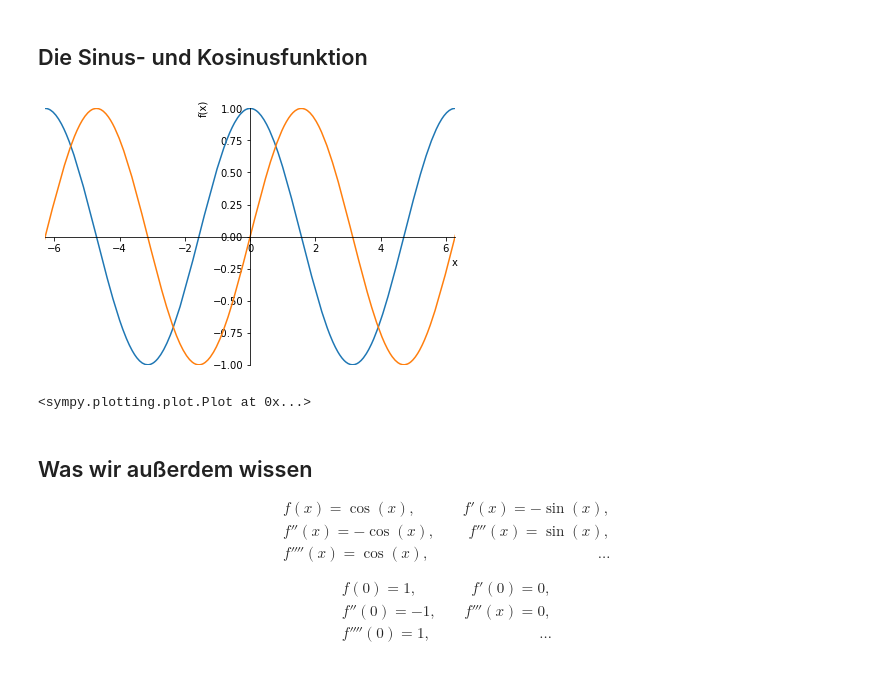
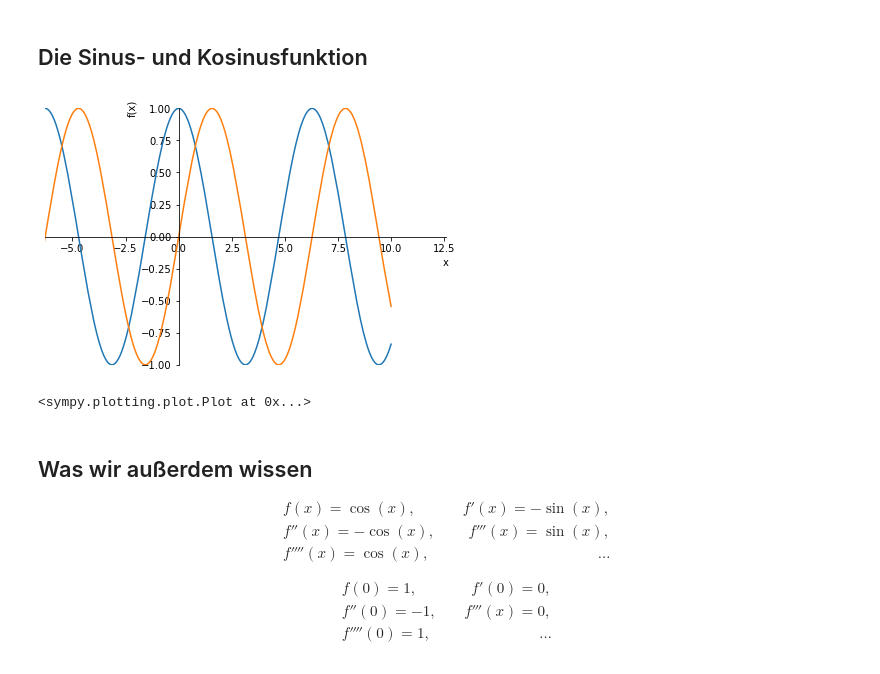
Before and after one commit to davidjscience/tag-der-mathematik-2023, a Jupyter notebook: content/vortrag.ipynb, the cells around one changed output. Saved outputs shown, nothing was run; the diff lists cells and outputs as text; code cells hidden in the pictures.

```diff
--- a/content/vortrag.ipynb
+++ b/content/vortrag.ipynb
@@ -64,9 +64,9 @@ $$\sin(0)=0,\quad \sin(\tfrac{\pi} 2) = 1,\quad \sin({\pi}) = 0,\quad \sin(\tfra
 # %% [markdown]
 ## Die Sinus- und Kosinusfunktion
 # %%
-plot(cos(x), sin(x), xlim=(-2*pi,2*pi),ylim=(-1,1))
+plot(cos(x), sin(x), xlim=(-2*pi,4*pi),ylim=(-1,1))
 # %% [output]
-[figure, old version]
+[figure, new version]
 <sympy.plotting.plot.Plot at 0x...>
 # %% [markdown]
 ## Was wir außerdem wissen
```
Also changed, not shown: parts of 2 cells of this notebook.
